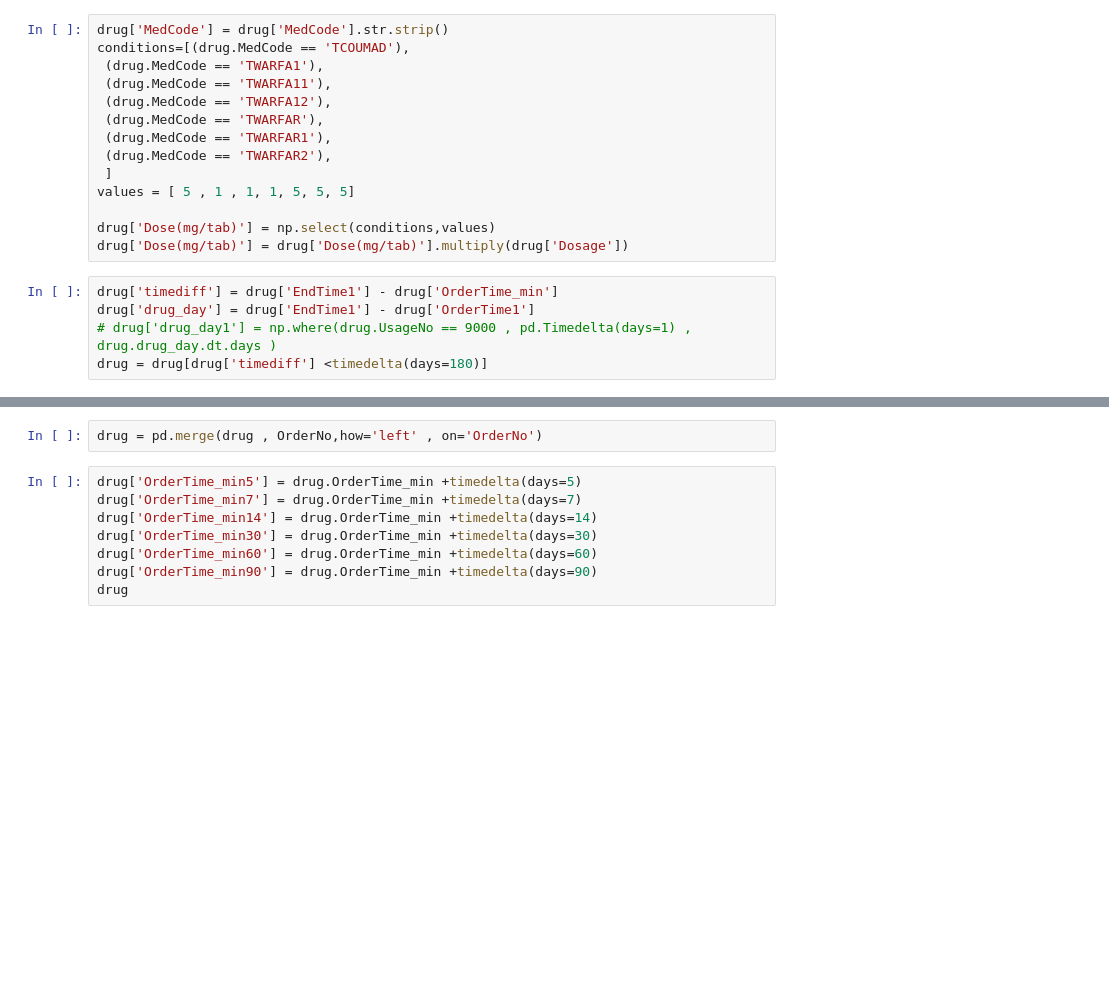
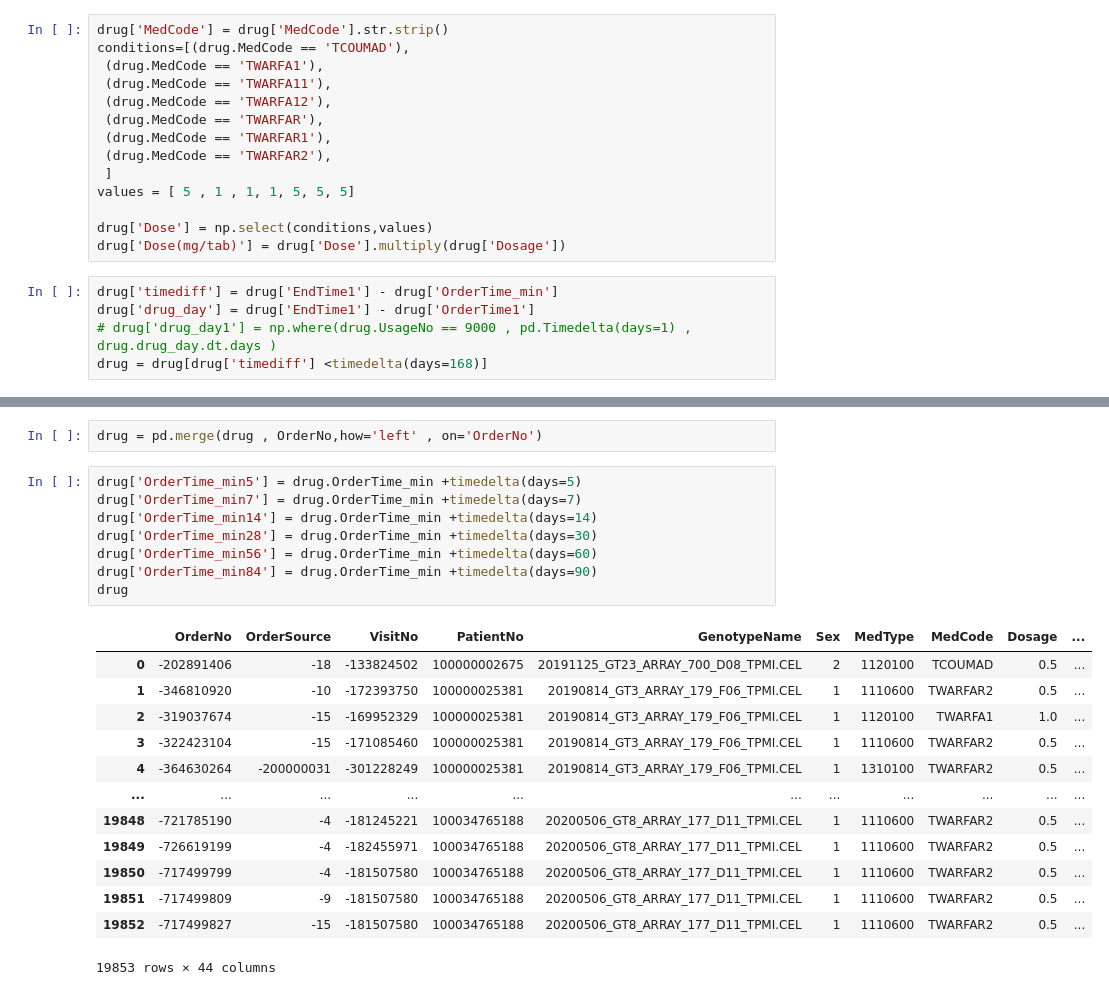
Before and after one commit to ChunWeiPeng/CMUH, a Jupyter notebook: drug_time-0316.ipynb, the cells around one changed output, grey strips where cells are left out. Cells and saved outputs as stored; diff of their text form; blank space fills up the shorter version.

```diff
--- a/drug_time-0316.ipynb
+++ b/drug_time-0316.ipynb
@@ -21,13 +21,13 @@ conditions=[(drug.MedCode == 'TCOUMAD'),
  ]
 values = [ 5 , 1 , 1, 1, 5, 5, 5]
 
-drug['Dose(mg/tab)'] = np.select(conditions,values)
-drug['Dose(mg/tab)'] = drug['Dose(mg/tab)'].multiply(drug['Dosage'])
+drug['Dose'] = np.select(conditions,values)
+drug['Dose(mg/tab)'] = drug['Dose'].multiply(drug['Dosage'])
 # %%
 drug['timediff'] = drug['EndTime1'] - drug['OrderTime_min']
 drug['drug_day'] = drug['EndTime1'] - drug['OrderTime1']
 # drug['drug_day1'] = np.where(drug.UsageNo == 9000 , pd.Timedelta(days=1) , drug.drug_day.dt.days )
-drug = drug[drug['timediff'] <timedelta(days=180)]
+drug = drug[drug['timediff'] <timedelta(days=168)]
 # %%
 OrderNo = pd.DataFrame(database.OrderNo)
 OrderNo['OrderNo1'] = OrderNo.OrderNo
@@ -36,10 +36,24 @@ drug = pd.merge(drug , OrderNo,how='left' , on='OrderNo')
 # %%
 drug['OrderTime_min5'] = drug.OrderTime_min +timedelta(days=5)
 drug['OrderTime_min7'] = drug.OrderTime_min +timedelta(days=7)
 drug['OrderTime_min14'] = drug.OrderTime_min +timedelta(days=14)
-drug['OrderTime_min30'] = drug.OrderTime_min +timedelta(days=30)
-drug['OrderTime_min60'] = drug.OrderTime_min +timedelta(days=60)
-drug['OrderTime_min90'] = drug.OrderTime_min +timedelta(days=90)
+drug['OrderTime_min28'] = drug.OrderTime_min +timedelta(days=30)
+drug['OrderTime_min56'] = drug.OrderTime_min +timedelta(days=60)
+drug['OrderTime_min84'] = drug.OrderTime_min +timedelta(days=90)
 drug
+# %% [output]
+|  | OrderNo | OrderSource | VisitNo | PatientNo | GenotypeName | Sex | MedType | MedCode | Dosage | ... |
+| 0 | -202891406 | -18 | -133824502 | 100000002675 | 20191125_GT23_ARRAY_700_D08_TPMI.CEL | 2 | 1120100 | TCOUMAD | 0.5 | ... |
+| 1 | -346810920 | -10 | -172393750 | 100000025381 | 20190814_GT3_ARRAY_179_F06_TPMI.CEL | 1 | 1110600 | TWARFAR2 | 0.5 | ... |
+| 2 | -319037674 | -15 | -169952329 | 100000025381 | 20190814_GT3_ARRAY_179_F06_TPMI.CEL | 1 | 1120100 | TWARFA1 | 1.0 | ... |
+| 3 | -322423104 | -15 | -171085460 | 100000025381 | 20190814_GT3_ARRAY_179_F06_TPMI.CEL | 1 | 1110600 | TWARFAR2 | 0.5 | ... |
+| 4 | -364630264 | -200000031 | -301228249 | 100000025381 | 20190814_GT3_ARRAY_179_F06_TPMI.CEL | 1 | 1310100 | TWARFAR2 | 0.5 | ... |
+| ... | ... | ... | ... | ... | ... | ... | ... | ... | ... | ... |
+| 19848 | -721785190 | -4 | -181245221 | 100034765188 | 20200506_GT8_ARRAY_177_D11_TPMI.CEL | 1 | 1110600 | TWARFAR2 | 0.5 | ... |
+| 19849 | -726619199 | -4 | -182455971 | 100034765188 | 20200506_GT8_ARRAY_177_D11_TPMI.CEL | 1 | 1110600 | TWARFAR2 | 0.5 | ... |
+| 19850 | -717499799 | -4 | -181507580 | 100034765188 | 20200506_GT8_ARRAY_177_D11_TPMI.CEL | 1 | 1110600 | TWARFAR2 | 0.5 | ... |
+| 19851 | -717499809 | -9 | -181507580 | 100034765188 | 20200506_GT8_ARRAY_177_D11_TPMI.CEL | 1 | 1110600 | TWARFAR2 | 0.5 | ... |
+| 19852 | -717499827 | -15 | -181507580 | 100034765188 | 20200506_GT8_ARRAY_177_D11_TPMI.CEL | 1 | 1110600 | TWARFAR2 | 0.5 | ... |
+19853 rows × 44 columns
 # %%
 drug5 = drug[drug.OrderTime1 <= drug.OrderTime_min5]
```
Also changed, not shown: parts of 20 cells of this notebook, 1 other file.
